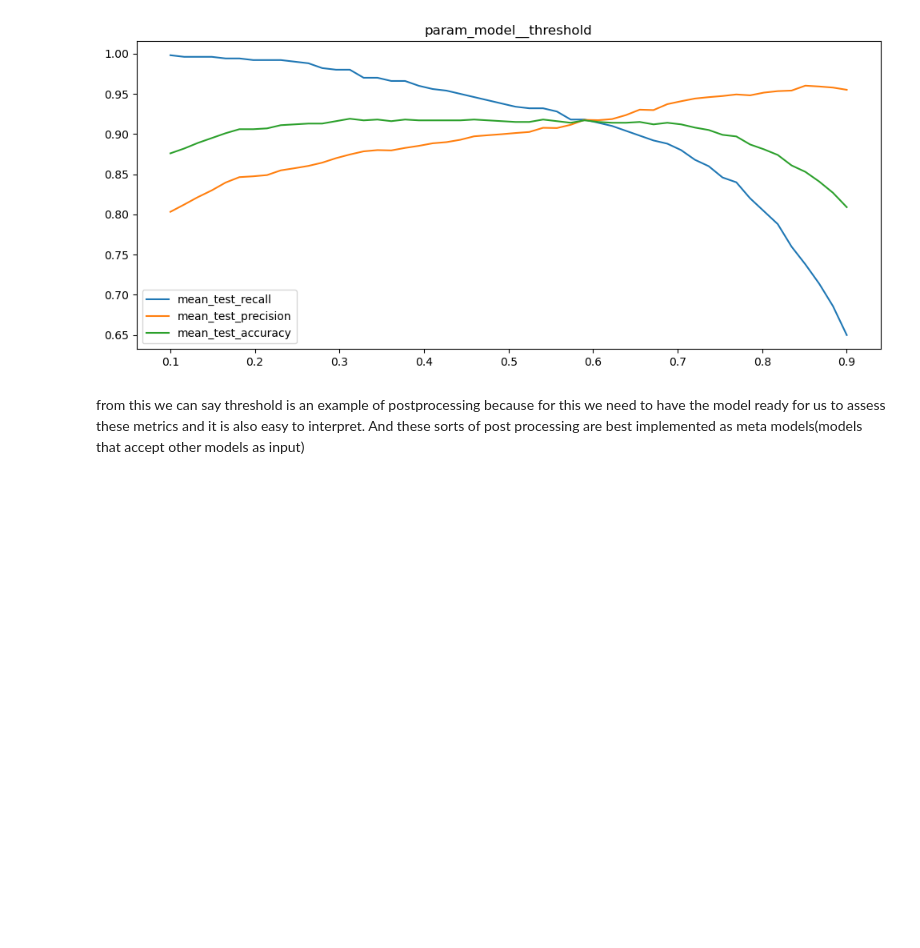
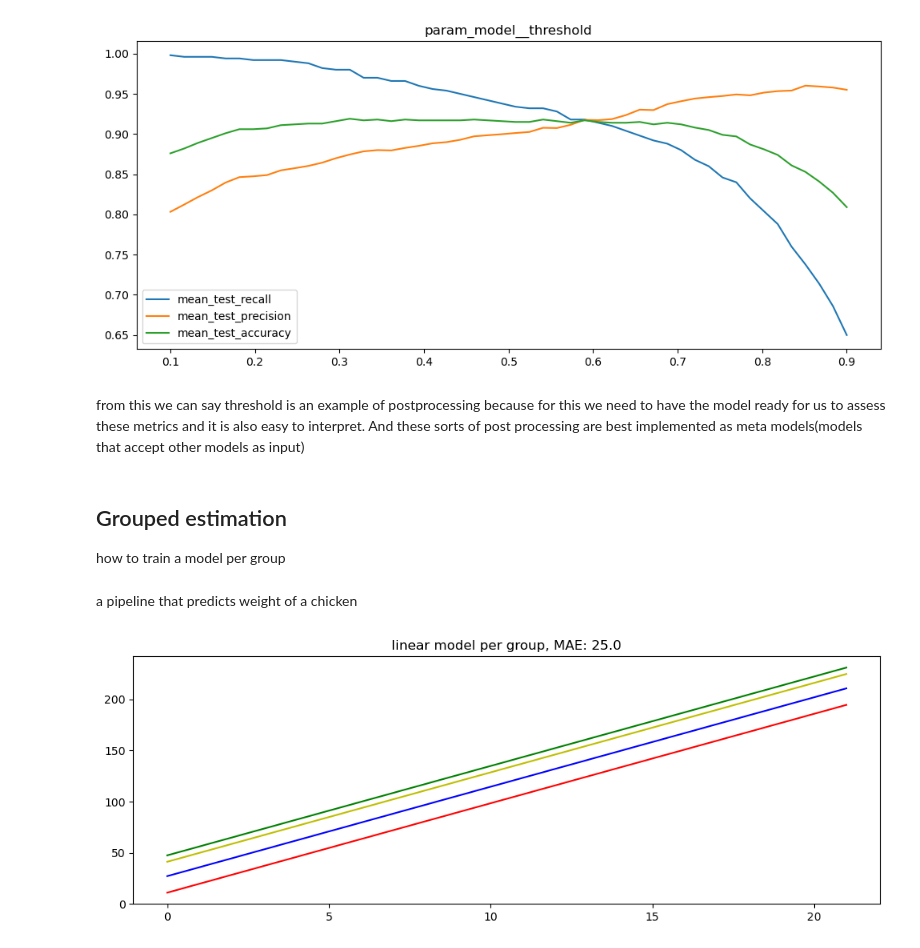
Before and after one commit to muhammadhananbaloch/Machine-Learning-Python, a Jupyter notebook: Scikit Learn/meta-estimators.ipynb, the cells around one changed output. Cells and saved outputs as stored; diff of their text form; code cells hidden in the pictures; blank space fills up the shorter version.

Commit message:
Train a model per group (grouped estimation).

```diff
--- a/Scikit Learn/meta-estimators.ipynb
+++ b/Scikit Learn/meta-estimators.ipynb
@@ -133,3 +133,55 @@ plt.legend();
 [figure]
 # %% [markdown]
 from this we can say threshold is an example of postprocessing because for this we need to have the model ready for us to assess these metrics and it is also easy to interpret. And these sorts of post processing are best implemented as meta models(models that accept other models as input)
+# %% [markdown]
+## Grouped estimation
+how to train a model per group
+# %% [markdown]
+a pipeline that predicts weight of a chicken
+# %%
+import numpy as np
+import pandas as pd
+import matplotlib.pylab as plt
+from sklearn.linear_model import LinearRegression
+from sklearn.pipeline import Pipeline, FeatureUnion
+from sklearn.preprocessing import OneHotEncoder, StandardScaler
+from sklearn.metrics import mean_absolute_error, mean_squared_error
+
+from sklego.datasets import load_chicken
+from sklego.preprocessing import ColumnSelector
+
+df = load_chicken(as_frame=True)
+
+def plot_model(model):
+    df = load_chicken(as_frame=True)
+    model.fit(df[['diet', 'time']], df['weight'])
+    metric_df = df[['diet', 'time', 'weight']].assign(pred=lambda d: model.predict(d[['diet', 'time']]))
+    metric = mean_absolute_error(metric_df['weight'], metric_df['pred'])
+    plt.figure(figsize=(12, 4))
+    # plt.scatter(df['time'], df['weight'])
+    for i in [1, 2, 3, 4]:
+        pltr = metric_df[['time', 'diet', 'pred']].drop_duplicates().loc[lambda d: d['diet'] == i]
+        plt.plot(pltr['time'], pltr['pred'], color='.rbgy'[i])
+    plt.title(f"linear model per group, MAE: {np.round(metric, 2)}");
+# %%
+feature_pipeline = Pipeline([
+    ("datagrab", FeatureUnion([
+        ("discrete", Pipeline([
+            ("grab", ColumnSelector("diet")),
+            ("encode", OneHotEncoder(categories="auto", sparse_output=False))
+        ])),
+        ("continuous", Pipeline([
+            ("grab", ColumnSelector("time")),
+            ("standardize", StandardScaler())
+        ]))
+    ]))
+])
+
+pipe = Pipeline([
+    ("transform", feature_pipeline),
+    ("model", LinearRegression())
+])
+
+plot_model(pipe)
+# %% [output]
+[figure, added]
```
Also changed, not shown: parts of 3 cells of this notebook.
